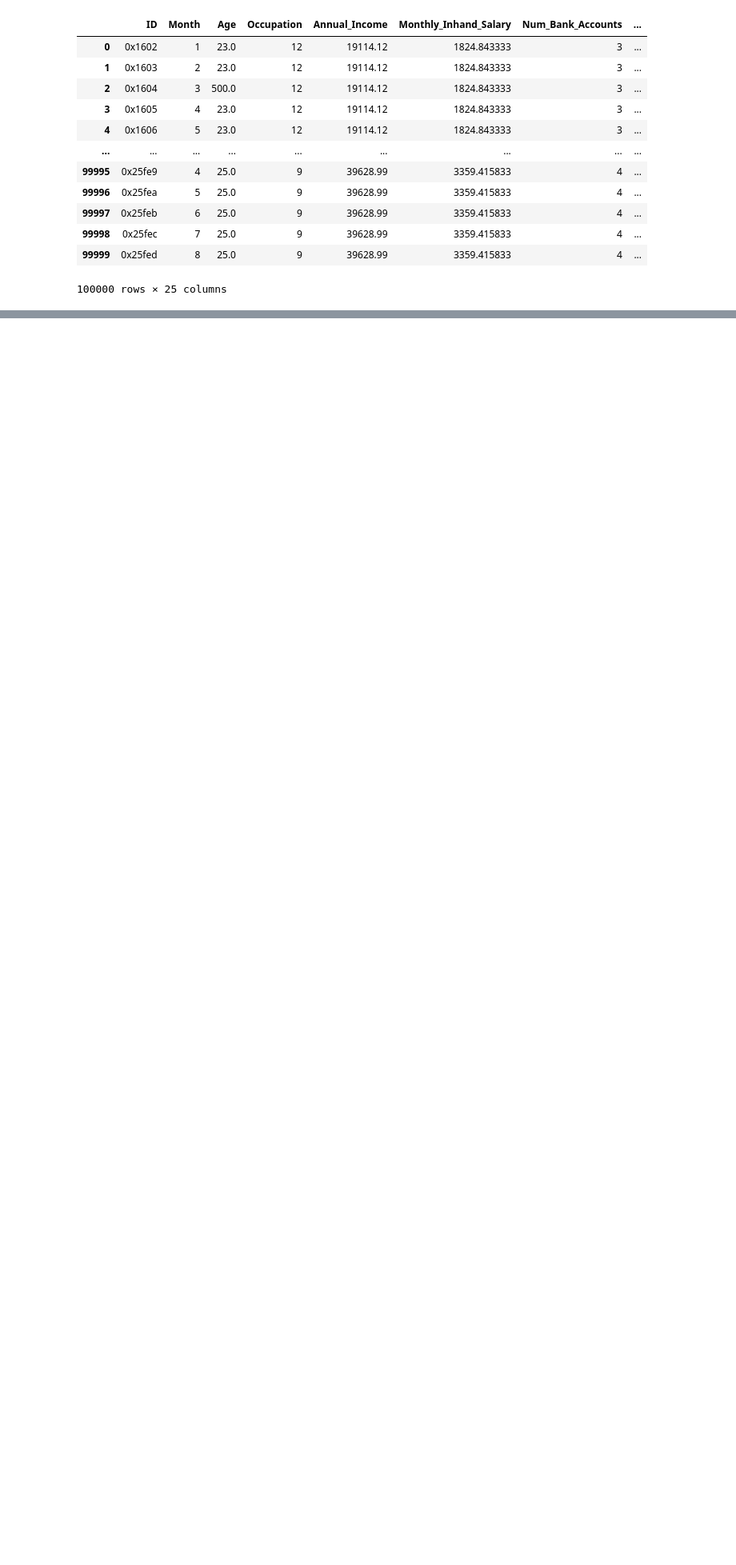
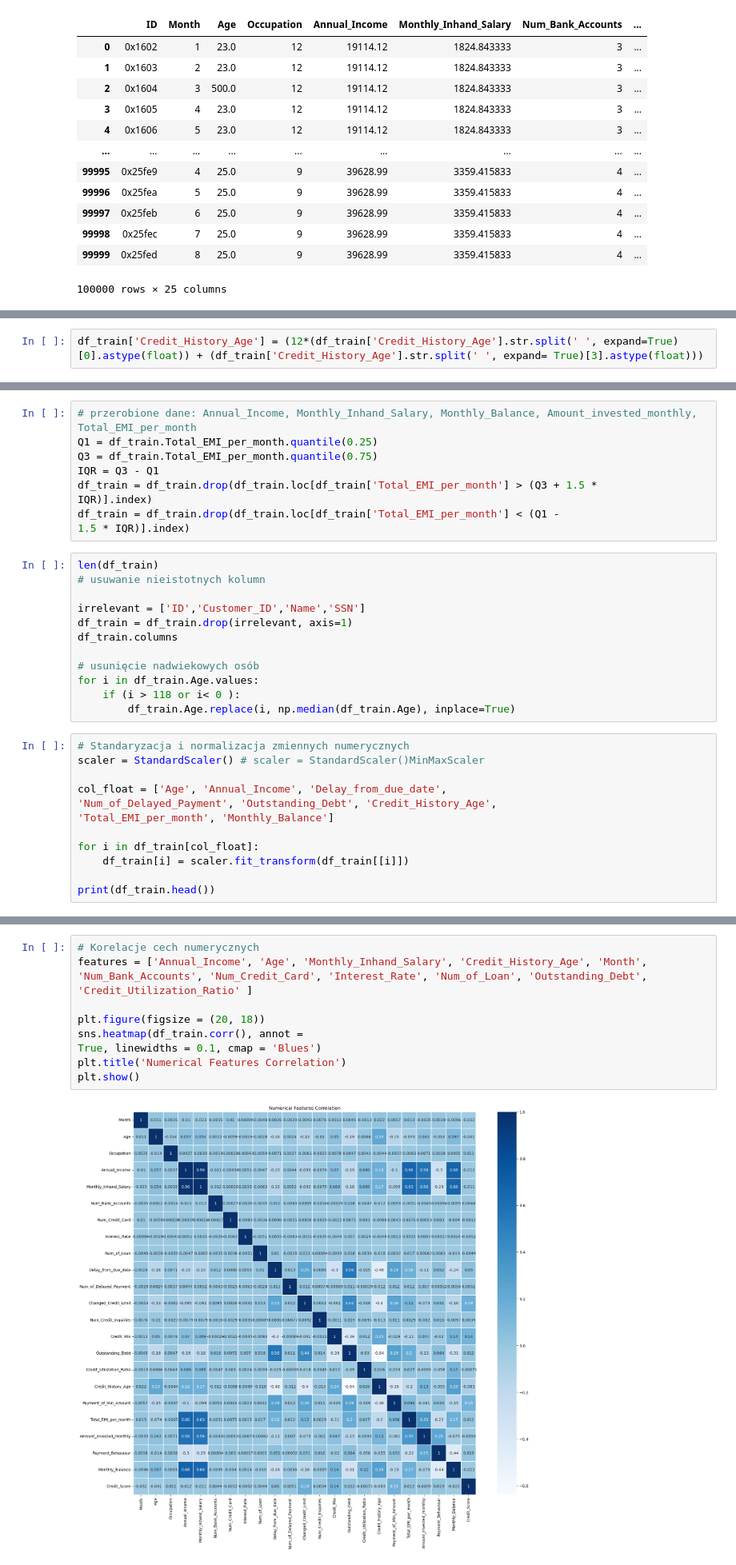
Before and after one commit to janki3l/mlbasics, a Jupyter notebook: creditScore.ipynb, the cells around one changed output, grey strips where cells are left out. Shown: that part at 80% size. Drawn from its saved outputs; the diff is of its cells as text; blank space fills up the shorter version.

Commit message:
preprocessing up to correlation ranking

```diff
--- a/creditScore.ipynb
+++ b/creditScore.ipynb
@@ -230,0 +242,2 @@ df_train.head()
+# %%
+df_train['Credit_History_Age'] = (12*(df_train['Credit_History_Age'].str.split(' ', expand=True)[0].astype(float)) + (df_train['Credit_History_Age'].str.split(' ', expand= True)[3].astype(float)))
@@ -230,0 +292,33 @@ df_train.head()
+# %%
+# przerobione dane: Annual_Income, Monthly_Inhand_Salary, Monthly_Balance, Amount_invested_monthly, Total_EMI_per_month
+Q1 = df_train.Total_EMI_per_month.quantile(0.25)
+Q3 = df_train.Total_EMI_per_month.quantile(0.75)
+IQR = Q3 - Q1
+df_train = df_train.drop(df_train.loc[df_train['Total_EMI_per_month'] > (Q3 + 1.5 *
+IQR)].index)
+df_train = df_train.drop(df_train.loc[df_train['Total_EMI_per_month'] < (Q1 -
+1.5 * IQR)].index)
+# %%
+len(df_train)
+# usuwanie nieistotnych kolumn
+
+irrelevant = ['ID','Customer_ID','Name','SSN']
+df_train = df_train.drop(irrelevant, axis=1)
+df_train.columns
+
+# usunięcie nadwiekowych osób
+for i in df_train.Age.values:
+    if (i > 118 or i< 0 ):
+        df_train.Age.replace(i, np.median(df_train.Age), inplace=True)
+# %%
+# Standaryzacja i normalizacja zmiennych numerycznych
+scaler = StandardScaler() # scaler = StandardScaler()MinMaxScaler
+
+col_float = ['Age', 'Annual_Income', 'Delay_from_due_date',
+'Num_of_Delayed_Payment', 'Outstanding_Debt', 'Credit_History_Age',
+'Total_EMI_per_month', 'Monthly_Balance']
+
+for i in df_train[col_float]:
+    df_train[i] = scaler.fit_transform(df_train[[i]])
+
+print(df_train.head())
@@ -230,0 +343,11 @@ df_train.head()
+# %%
+# Korelacje cech numerycznych
+features = ['Annual_Income', 'Age', 'Monthly_Inhand_Salary', 'Credit_History_Age', 'Month', 'Num_Bank_Accounts', 'Num_Credit_Card', 'Interest_Rate', 'Num_of_Loan', 'Outstanding_Debt', 'Credit_Utilization_Ratio' ]
+
+plt.figure(figsize = (20, 18))
+sns.heatmap(df_train.corr(), annot =
+True, linewidths = 0.1, cmap = 'Blues')
+plt.title('Numerical Features Correlation')
+plt.show()
+# %% [output]
+[figure, added]
```
Also changed, not shown: parts of 10 cells of this notebook.
